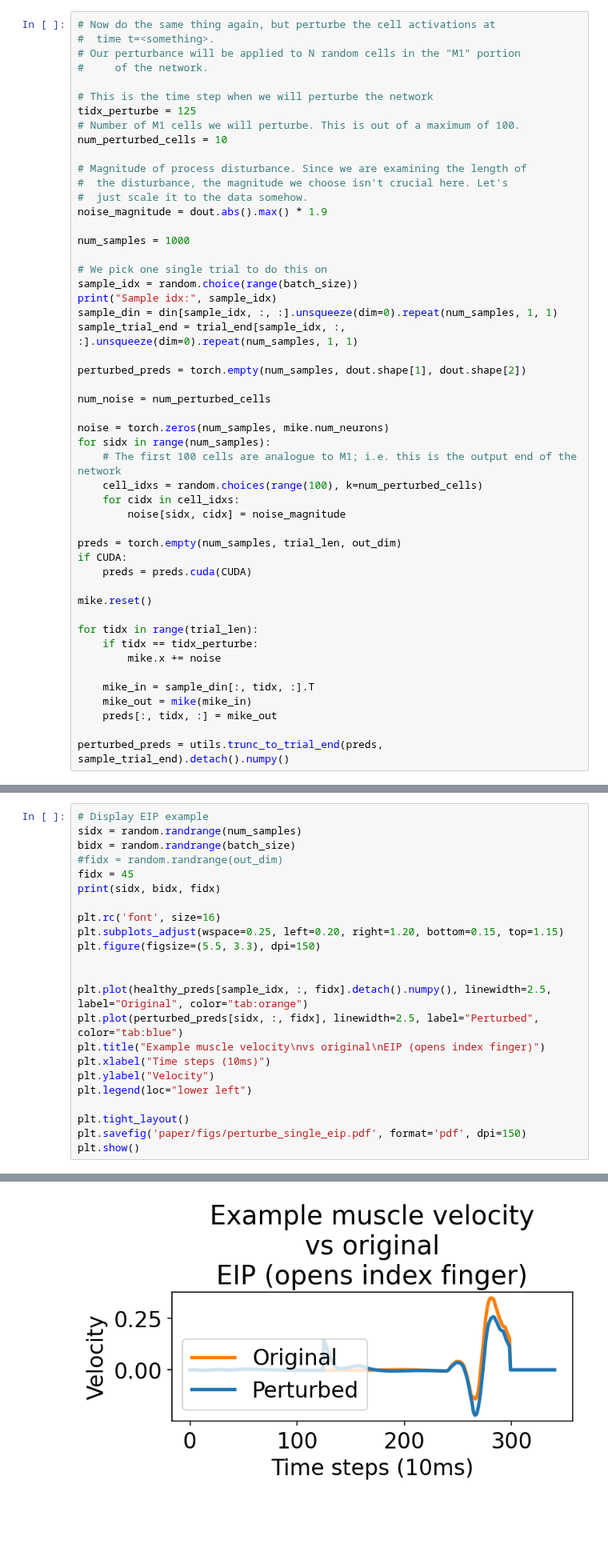
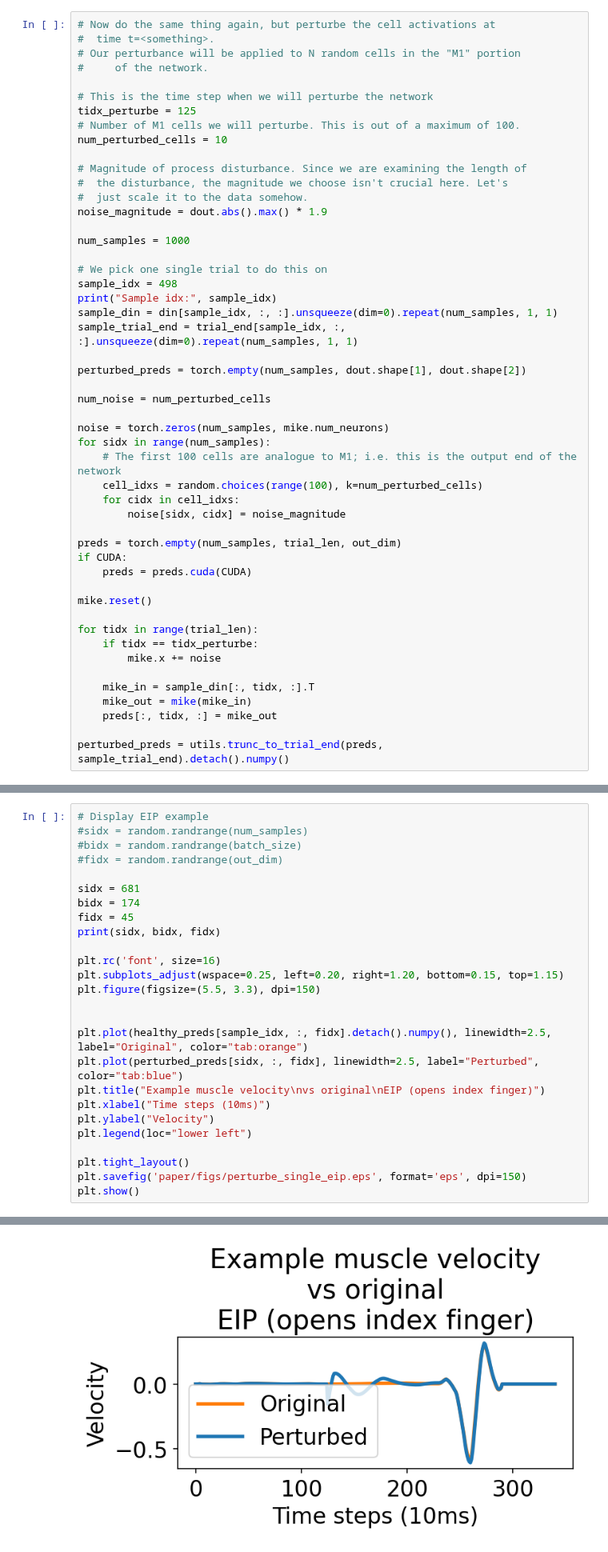
Before and after one commit to mmattb/coproc-poc, a Jupyter notebook: analyze_michaels_dynamics.ipynb, the cells around one changed output, grey strips where cells are left out. Shown at 80% size. Saved outputs shown, nothing was run; the diff lists cells and outputs as text; blank space fills up the shorter version.

```diff
--- a/analyze_michaels_dynamics.ipynb
+++ b/analyze_michaels_dynamics.ipynb
@@ -109,7 +109,7 @@ noise_magnitude = dout.abs().max() * 1.9
 num_samples = 1000
 
 # We pick one single trial to do this on
-sample_idx = random.choice(range(batch_size))
+sample_idx = 498
 print("Sample idx:", sample_idx)
 sample_din = din[sample_idx, :, :].unsqueeze(dim=0).repeat(num_samples, 1, 1)
 sample_trial_end = trial_end[sample_idx, :, :].unsqueeze(dim=0).repeat(num_samples, 1, 1)
@@ -228,8 +235,11 @@ plt.show()
 # %%
 # Display EIP example
-sidx = random.randrange(num_samples)
-bidx = random.randrange(batch_size)
+#sidx = random.randrange(num_samples)
+#bidx = random.randrange(batch_size)
 #fidx = random.randrange(out_dim)
+
+sidx = 681
+bidx = 174
 fidx = 45
 print(sidx, bidx, fidx)
 
@@ -246,6 +256,6 @@ plt.ylabel("Velocity")
 plt.legend(loc="lower left")
 
 plt.tight_layout()
-plt.savefig('paper/figs/perturbe_single_eip.pdf', format='pdf', dpi=150)
+plt.savefig('paper/figs/perturbe_single_eip.eps', format='eps', dpi=150)
 plt.show()
 # %% [output]
@@ -254,4 +265,4 @@ plt.show()
-[figure, old version]
+[figure, new version]
 # %%
 # Show graphs for a single output feature / muscle
 max_plot_stdev = 2
```
Also changed, not shown: parts of 7 cells of this notebook, 24 other files.
